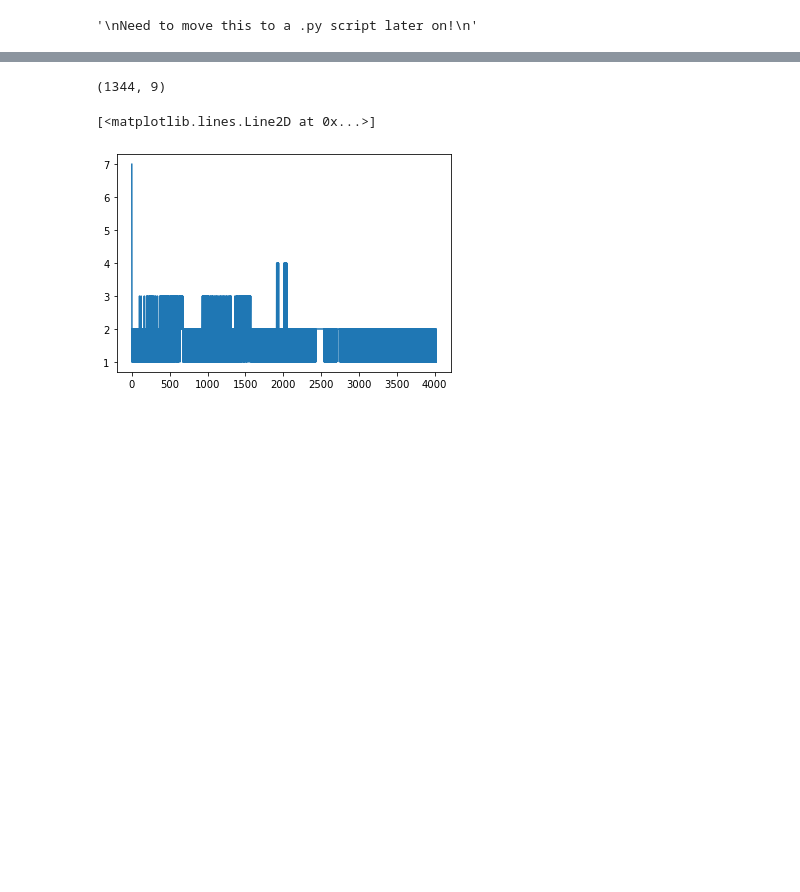
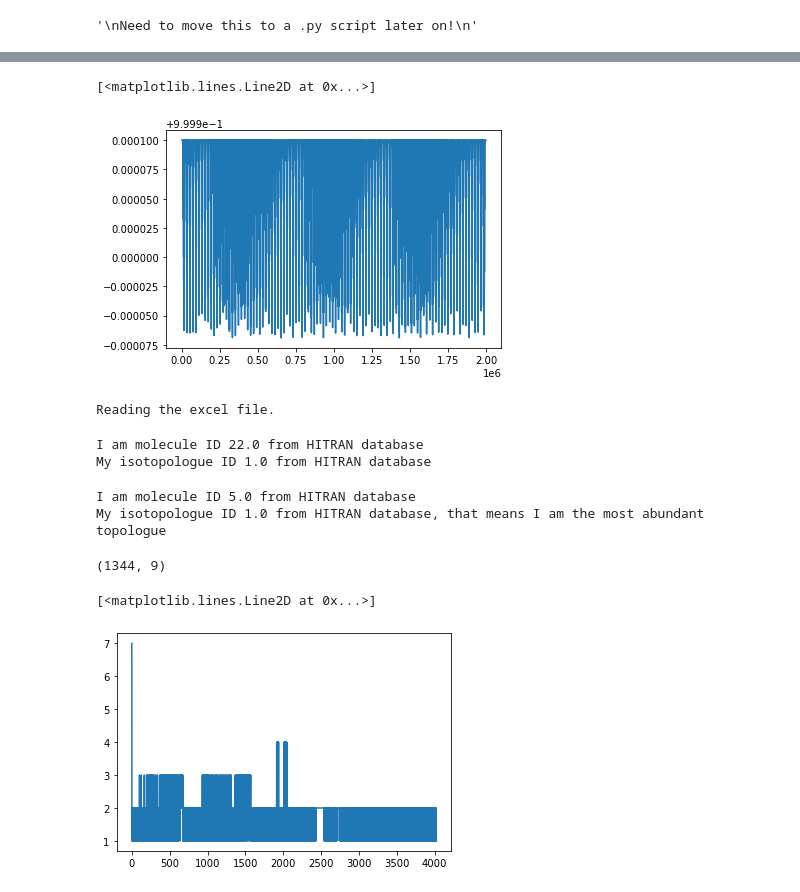
Before and after one commit to ka-til/physhack2020, a Jupyter notebook: Test.ipynb, the cells around one changed output, grey strips where cells are left out. Drawn from its saved outputs; the diff is of its cells as text; code cells hidden in the pictures; blank space fills up the shorter version.

```diff
--- a/Test.ipynb
+++ b/Test.ipynb
@@ -13,0 +153,2 @@ Need to move this to a .py script later on!
+# %%
+a = spectrum_singleGas()
@@ -13,0 +157,2 @@ Need to move this to a .py script later on!
+# %%
+v_centers = a.setParams('CO.txt')
@@ -13,0 +164,10 @@ Need to move this to a .py script later on!
+# %%
+vals = ([])
+i = 0
+for center in v_centers:
+    v = np.arange(center-100, center+100, 1)
+    for wavenumber in v:
+        tau = a.transmittance(wavenumber)
+        vals = np.append(vals, tau)
+    print(i)
+    i = i+1
@@ -14,3 +192,22 @@ Need to move this to a .py script later on!
+# %%
+plt.plot(vals)
+# %% [output]
+[<matplotlib.lines.Line2D at 0x...>]
+[figure, added]
+# %%
+a = spectrum_singleGas()
+# %% [output]
+Reading the excel file.
+# %%
+a.setParams('N2.txt')
+# %% [output]
+I am molecule ID 22.0 from HITRAN database
+My isotopologue ID 1.0 from HITRAN database
+# %%
+v_center, S_0, delta_ait, alphaLorentz_a, alphaDoppler_s, gamma, E_l = get_params('CO.txt')
+# %% [output]
+I am molecule ID 5.0 from HITRAN database
+My isotopologue ID 1.0 from HITRAN database, that means I am the most abundant topologue
 # %%
 '''
 Pressure profile numbers
```
Also changed, not shown: parts of 10 cells of this notebook.
